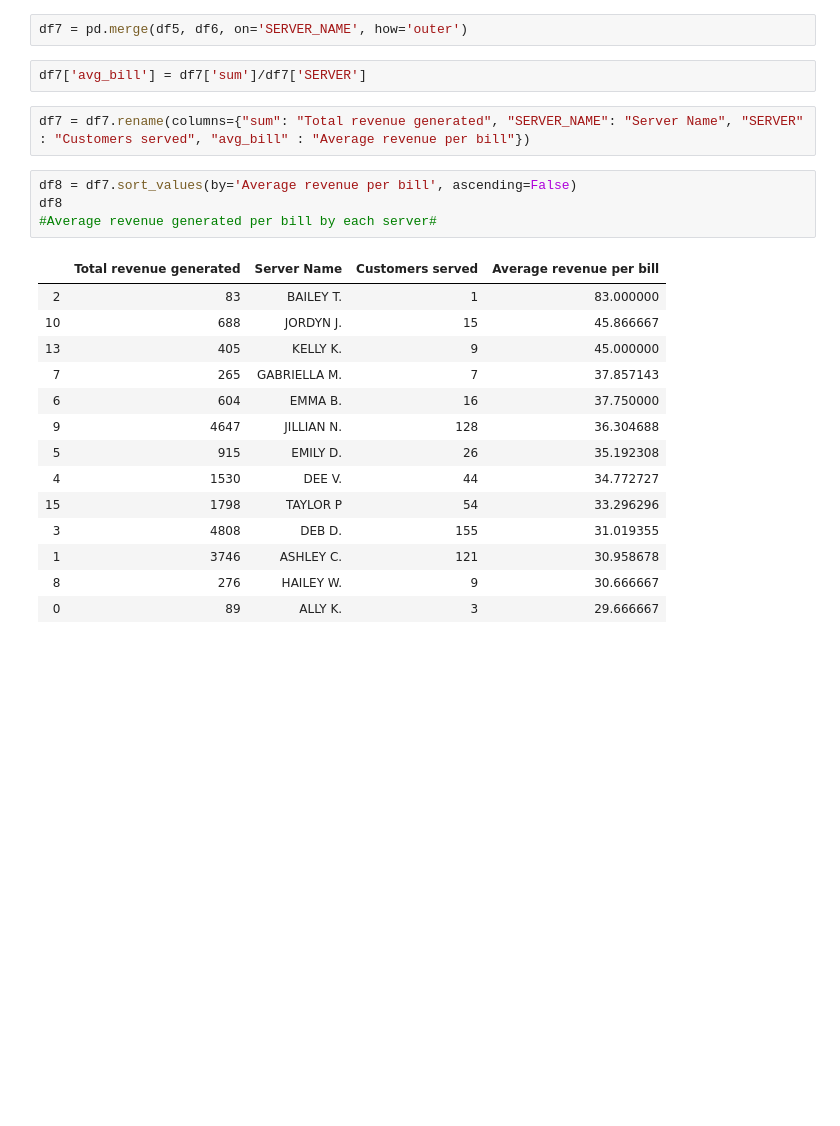
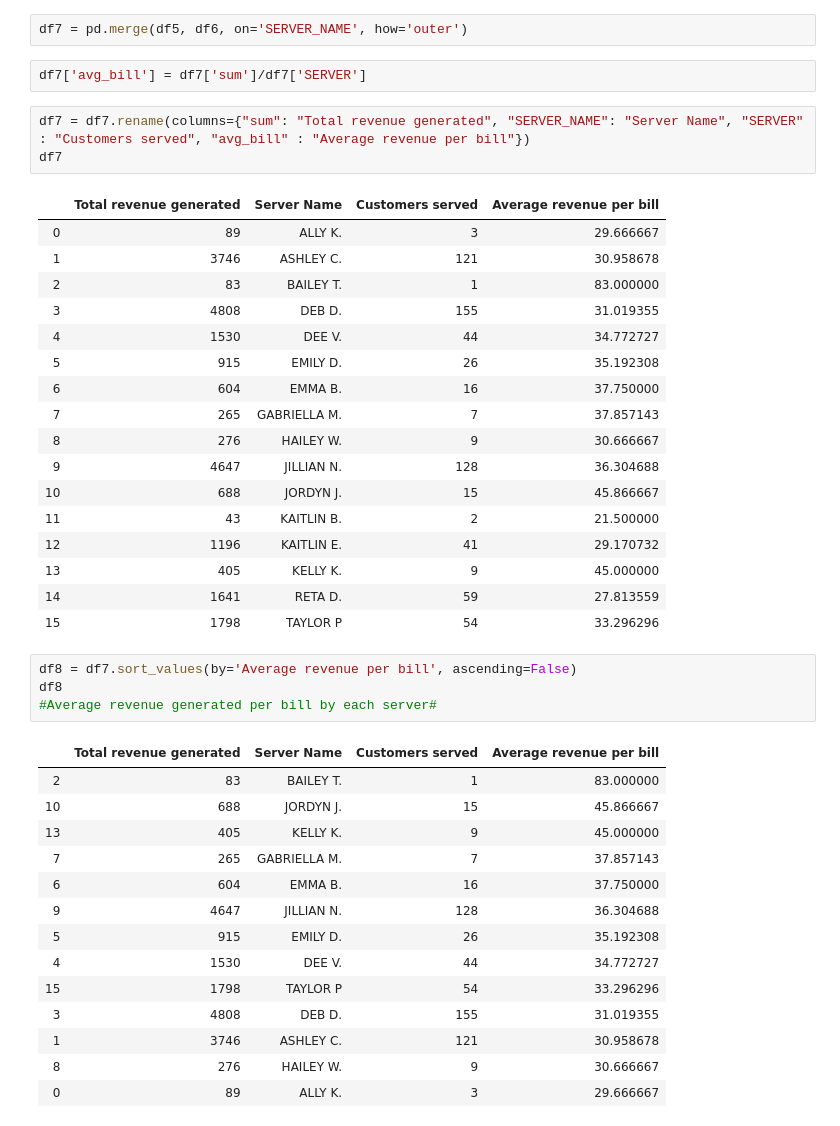
Before and after one commit to RohitBhalerao/Collaboration-Project, a Jupyter notebook: Rohit - Server performances.ipynb, the cells around one changed output. Saved outputs shown, nothing was run; the diff lists cells and outputs as text; blank space fills up the shorter version.

```diff
--- a/Rohit - Server performances.ipynb
+++ b/Rohit - Server performances.ipynb
@@ -40,6 +122,25 @@ df7 = pd.merge(df5, df6, on='SERVER_NAME', how='outer')
 df7['avg_bill'] = df7['sum']/df7['SERVER']
 # %%
 df7 = df7.rename(columns={"sum": "Total revenue generated", "SERVER_NAME": "Server Name", "SERVER" : "Customers served", "avg_bill" : "Average revenue per bill"})
+df7
+# %% [output]
+|  | Total revenue generated | Server Name | Customers served | Average revenue per bill |
+| 0 | 89 | ALLY K. | 3 | 29.666667 |
+| 1 | 3746 | ASHLEY C. | 121 | 30.958678 |
+| 2 | 83 | BAILEY T. | 1 | 83.000000 |
+| 3 | 4808 | DEB D. | 155 | 31.019355 |
+| 4 | 1530 | DEE V. | 44 | 34.772727 |
+| 5 | 915 | EMILY D. | 26 | 35.192308 |
+| 6 | 604 | EMMA B. | 16 | 37.750000 |
+| 7 | 265 | GABRIELLA M. | 7 | 37.857143 |
+| 8 | 276 | HAILEY W. | 9 | 30.666667 |
+| 9 | 4647 | JILLIAN N. | 128 | 36.304688 |
+| 10 | 688 | JORDYN J. | 15 | 45.866667 |
+| 11 | 43 | KAITLIN B. | 2 | 21.500000 |
+| 12 | 1196 | KAITLIN E. | 41 | 29.170732 |
+| 13 | 405 | KELLY K. | 9 | 45.000000 |
+| 14 | 1641 | RETA D. | 59 | 27.813559 |
+| 15 | 1798 | TAYLOR P | 54 | 33.296296 |
 # %%
 df8 = df7.sort_values(by='Average revenue per bill', ascending=False)
 df8
```
Also changed, not shown: parts of 11 cells of this notebook, 11 other files.
